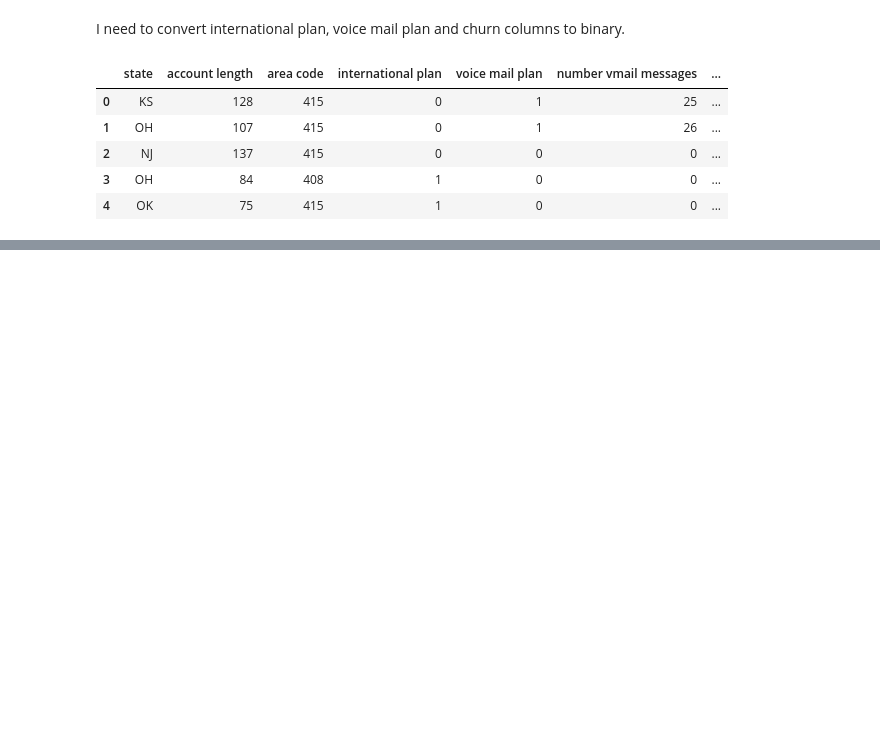
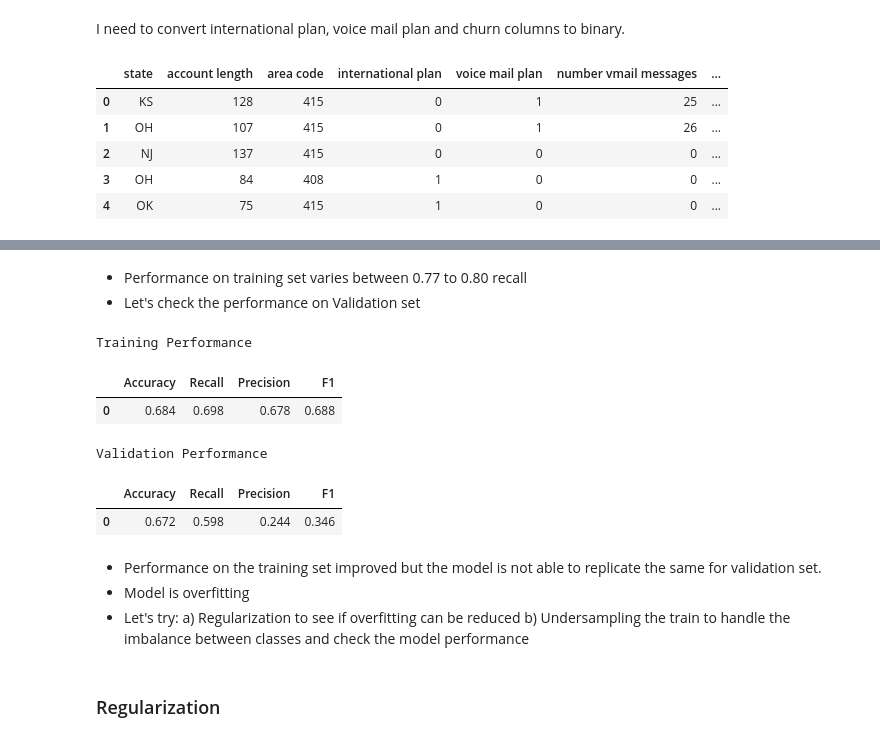
Before and after one commit to gt1719/syriatel_costumer_churn_analysis, a Jupyter notebook: syriatel_costumer_churn_analysis.ipynb, the cells around one changed output, grey strips where cells are left out. Saved outputs shown, nothing was run; the diff lists cells and outputs as text; code cells hidden in the pictures; blank space fills up the shorter version.

```diff
--- a/syriatel_costumer_churn_analysis.ipynb
+++ b/syriatel_costumer_churn_analysis.ipynb
@@ -221,0 +414,33 @@ data.head()
+# %% [markdown]
+* Performance on training set varies between 0.77 to 0.80 recall
+* Let's check the performance on Validation set
+# %%
+# Calculating different metrics on train set
+log_reg_over_train_perf = model_performance_classification_sklearn(
+    log_reg_over, X_train_over, y_train_over
+)
+print("Training Performance")
+log_reg_over_train_perf
+# %% [output]
+Training Performance
+|  | Accuracy | Recall | Precision | F1 |
+| 0 | 0.684 | 0.698 | 0.678 | 0.688 |
+# %%
+# Calculating different metrics on train set
+log_reg_over_val_perf = model_performance_classification_sklearn(
+    log_reg_over, X_val, y_val
+)
+print("Validation Performance")
+log_reg_over_val_perf
+# %% [output]
+Validation Performance
+|  | Accuracy | Recall | Precision | F1 |
+| 0 | 0.672 | 0.598 | 0.244 | 0.346 |
+# %% [markdown]
+* Performance on the training set improved but the model is not able to replicate the same for validation set.
+* Model is overfitting
+* Let's try:
+           a) Regularization to see if overfitting can be reduced
+           b) Undersampling the train to handle the imbalance between classes and check the model performance
+# %% [markdown]
+### Regularization
```
Also changed, not shown: parts of 35 cells of this notebook.
